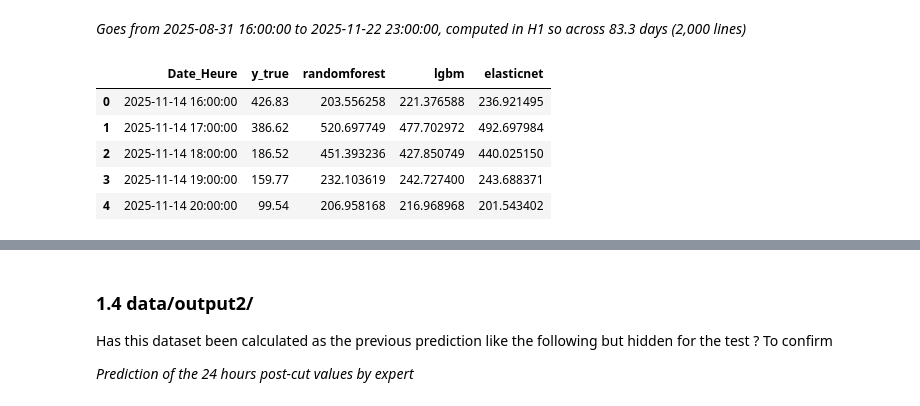
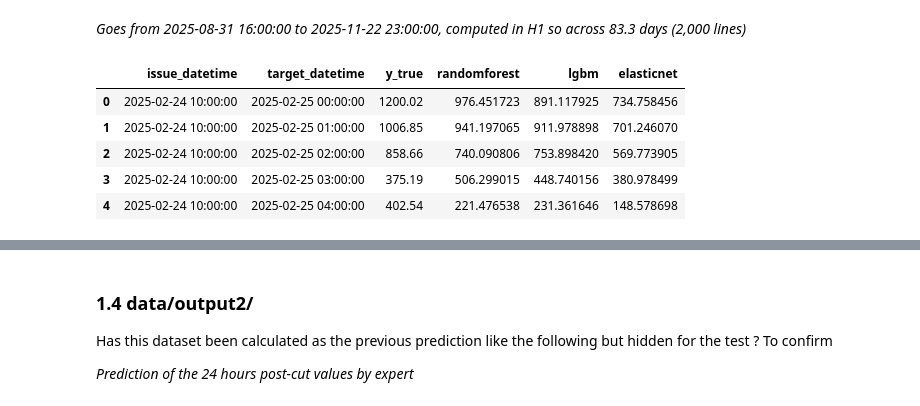
Before and after one commit to alexandremathiasdonnat/Air-Liquide-RD, a Jupyter notebook: dashboard.ipynb, the cells around one changed output, grey strips where cells are left out. Saved outputs shown, nothing was run; the diff lists cells and outputs as text; code cells hidden in the pictures.

```diff
--- a/dashboard.ipynb
+++ b/dashboard.ipynb
@@ -69,12 +69,12 @@ Generated by train/test/val 3 predictive models, using past data + using meteo p
 # %% [markdown]
 *Goes from 2025-08-31 16:00:00 to 2025-11-22 23:00:00, computed in H1 so across 83.3 days (2,000 lines)*
 # %%
-df = pd.read_csv('data/output1/experts_200wrf.csv')
+df = pd.read_csv('data/output1/expertsvs2.csv')
 df.head()
 # %% [output]
-|  | Date_Heure | y_true | randomforest | lgbm | elasticnet |
-| 0 | 2025-11-14 16:00:00 | 426.83 | 203.556258 | 221.376588 | 236.921495 |
-| 1 | 2025-11-14 17:00:00 | 386.62 | 520.697749 | 477.702972 | 492.697984 |
-| 2 | 2025-11-14 18:00:00 | 186.52 | 451.393236 | 427.850749 | 440.025150 |
-| 3 | 2025-11-14 19:00:00 | 159.77 | 232.103619 | 242.727400 | 243.688371 |
-| 4 | 2025-11-14 20:00:00 | 99.54 | 206.958168 | 216.968968 | 201.543402 |
+|  | issue_datetime | target_datetime | y_true | randomforest | lgbm | elasticnet |
+| 0 | 2025-02-24 10:00:00 | 2025-02-25 00:00:00 | 1200.02 | 976.451723 | 891.117925 | 734.758456 |
+| 1 | 2025-02-24 10:00:00 | 2025-02-25 01:00:00 | 1006.85 | 941.197065 | 911.978898 | 701.246070 |
+| 2 | 2025-02-24 10:00:00 | 2025-02-25 02:00:00 | 858.66 | 740.090806 | 753.898420 | 569.773905 |
+| 3 | 2025-02-24 10:00:00 | 2025-02-25 03:00:00 | 375.19 | 506.299015 | 448.740156 | 380.978499 |
+| 4 | 2025-02-24 10:00:00 | 2025-02-25 04:00:00 | 402.54 | 221.476538 | 231.361646 | 148.578698 |
```
Also changed, not shown: parts of 5 cells of this notebook, 1 other file.
